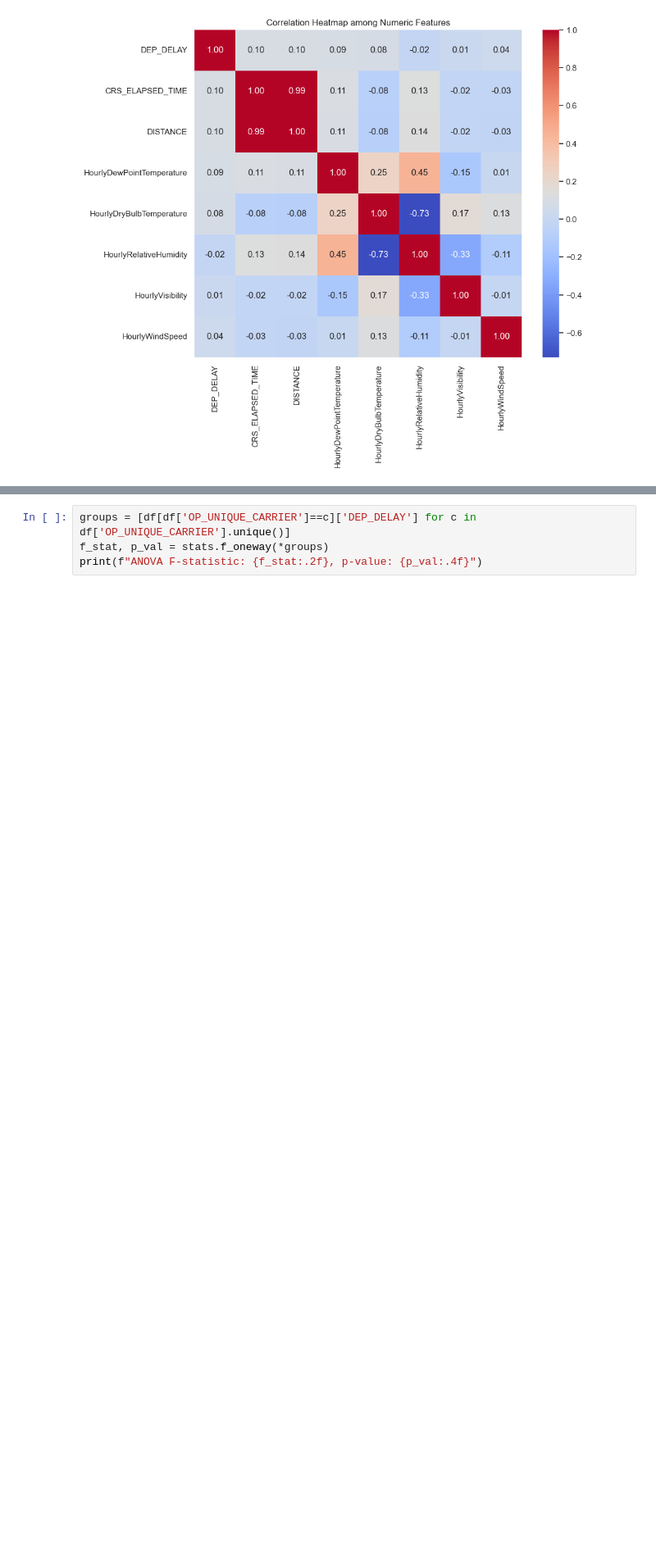
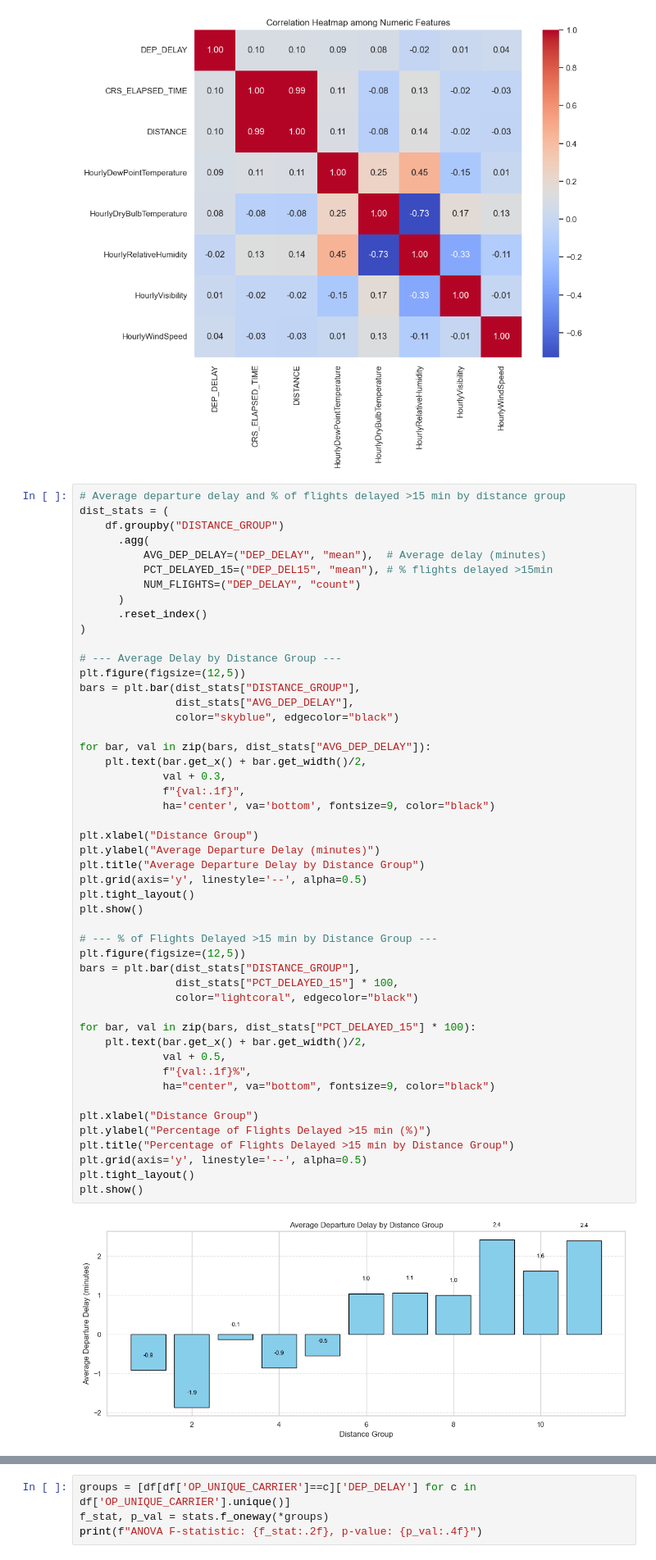
Before and after one commit to cestthanh/USA-flight-delay-prediction, a Jupyter notebook: statistic_v2.ipynb, the cells around one changed output, grey strips where cells are left out. Shown: that part at 82% size. Saved outputs shown, nothing was run; the diff lists cells and outputs as text; blank space fills up the shorter version.

```diff
--- a/statistic_v2.ipynb
+++ b/statistic_v2.ipynb
@@ -150,3 +150,54 @@ plt.title("Correlation Heatmap among Numeric Features")
 plt.show()
 # %% [output]
 [figure]
+# %%
+# Average departure delay and % of flights delayed >15 min by distance group
+dist_stats = (
+    df.groupby("DISTANCE_GROUP")
+      .agg(
+          AVG_DEP_DELAY=("DEP_DELAY", "mean"),  # Average delay (minutes)
+          PCT_DELAYED_15=("DEP_DEL15", "mean"), # % flights delayed >15min
+          NUM_FLIGHTS=("DEP_DELAY", "count")
+      )
+      .reset_index()
+)
+
+# --- Average Delay by Distance Group ---
+plt.figure(figsize=(12,5))
+bars = plt.bar(dist_stats["DISTANCE_GROUP"],
+               dist_stats["AVG_DEP_DELAY"],
+               color="skyblue", edgecolor="black")
+
+for bar, val in zip(bars, dist_stats["AVG_DEP_DELAY"]):
+    plt.text(bar.get_x() + bar.get_width()/2,
+             val + 0.3,
+             f"{val:.1f}",
+             ha='center', va='bottom', fontsize=9, color="black")
+
+plt.xlabel("Distance Group")
+plt.ylabel("Average Departure Delay (minutes)")
+plt.title("Average Departure Delay by Distance Group")
+plt.grid(axis='y', linestyle='--', alpha=0.5)
+plt.tight_layout()
+plt.show()
+
+# --- % of Flights Delayed >15 min by Distance Group ---
+plt.figure(figsize=(12,5))
+bars = plt.bar(dist_stats["DISTANCE_GROUP"],
+               dist_stats["PCT_DELAYED_15"] * 100,
+               color="lightcoral", edgecolor="black")
+
+for bar, val in zip(bars, dist_stats["PCT_DELAYED_15"] * 100):
+    plt.text(bar.get_x() + bar.get_width()/2,
+             val + 0.5,
+             f"{val:.1f}%",
+             ha="center", va="bottom", fontsize=9, color="black")
+
+plt.xlabel("Distance Group")
+plt.ylabel("Percentage of Flights Delayed >15 min (%)")
+plt.title("Percentage of Flights Delayed >15 min by Distance Group")
+plt.grid(axis='y', linestyle='--', alpha=0.5)
+plt.tight_layout()
+plt.show()
+# %% [output]
+[figure, added]
```
Also changed, not shown: parts of 5 cells of this notebook.
